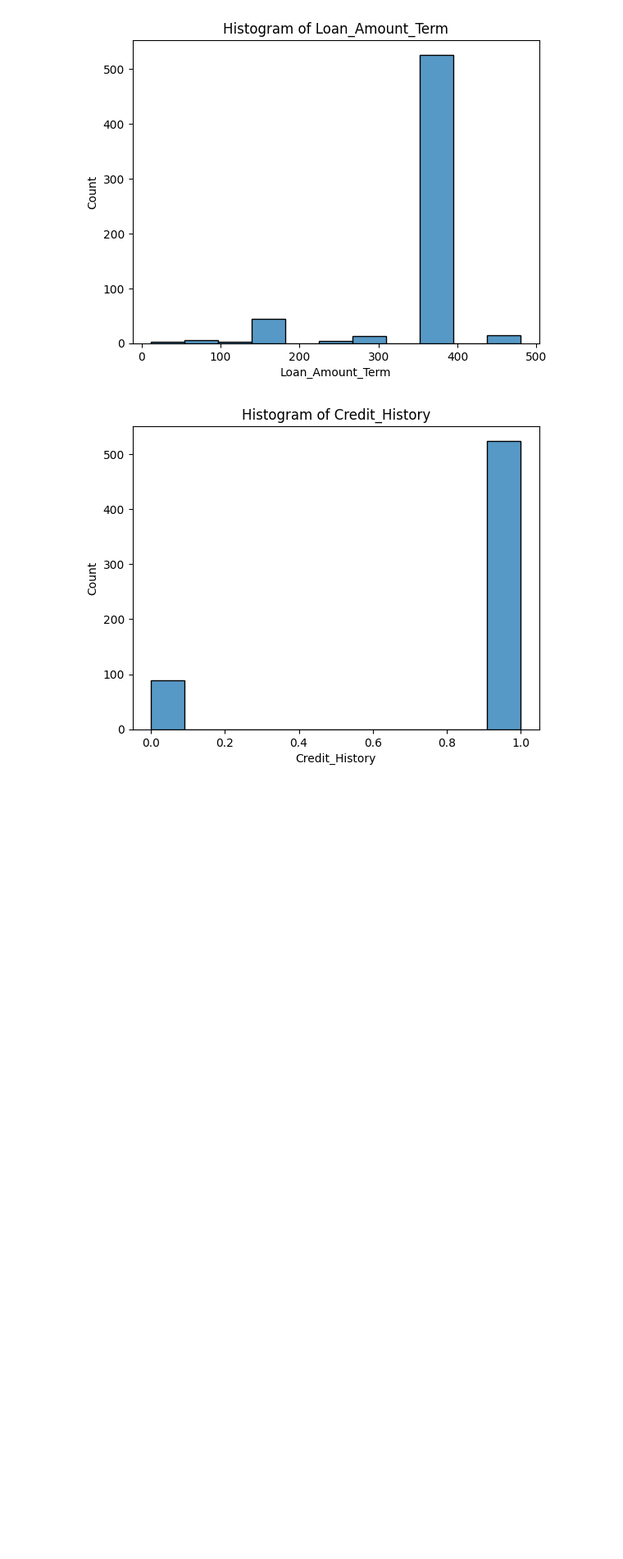
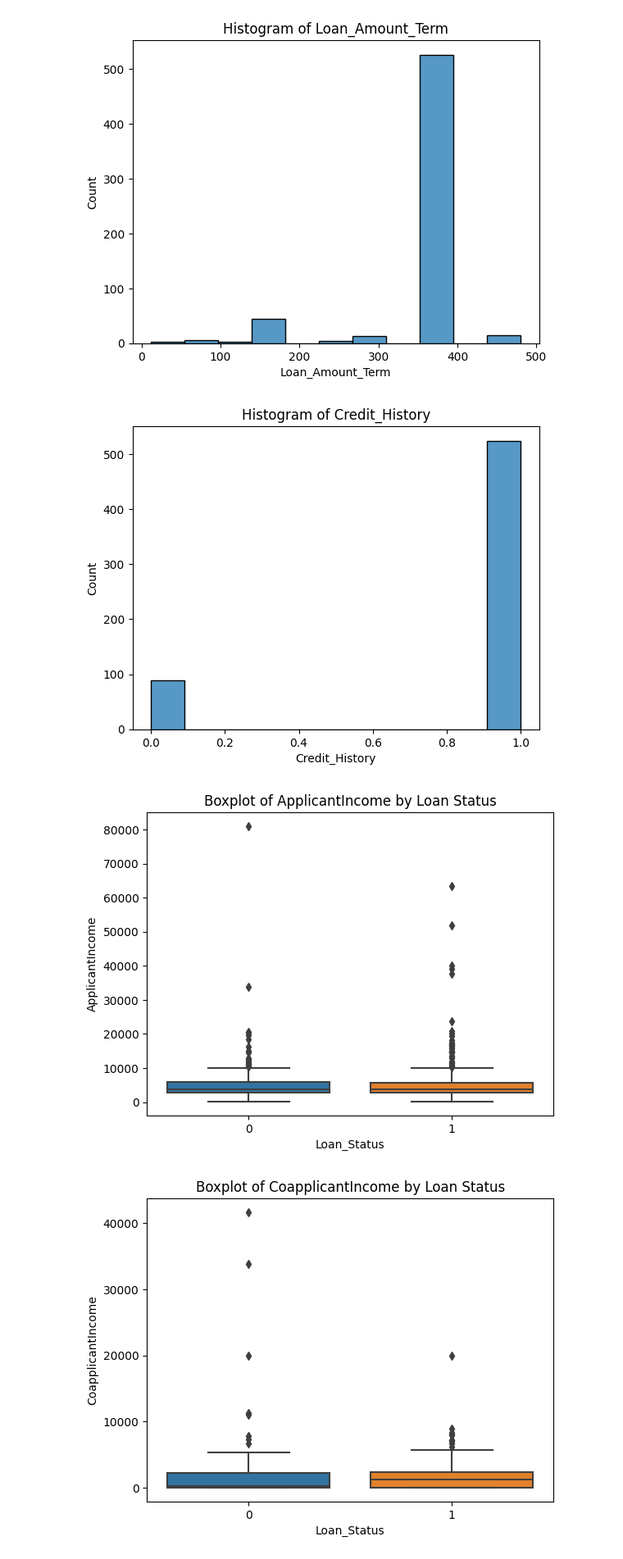
Before and after one commit to anas-ansri/LoanPrediction, a Jupyter notebook: Abhishek.ipynb, the cells around one changed output. Shown at 82% size. Cells and saved outputs as stored; diff of their text form; code cells hidden in the pictures; blank space fills up the shorter version.

```diff
--- a/Abhishek.ipynb
+++ b/Abhishek.ipynb
@@ -156,3 +156,18 @@ for var in categorical_vars:
 [figure]
 [figure]
 [figure]
+# %%
+# Plot boxplots for numerical variables against loan prediction
+for var1 in numerical_vars:
+    sns.boxplot(data=df2, x='Loan_Status', y=var1)
+    plt.title(f'Boxplot of {var1} by Loan Status')
+    plt.show()
+
+# Plot bar plots for categorical variables against loan prediction
+for var1 in categorical_vars:
+    sns.countplot(data=df2, x=var1, hue='Loan_Status')
+    plt.title(f'Bar plot of {var1} by Loan Status')
+    plt.show()
+# %% [output]
+[figure, added]
+[figure, added]
```
Also changed, not shown: parts of 1 cell of this notebook.
